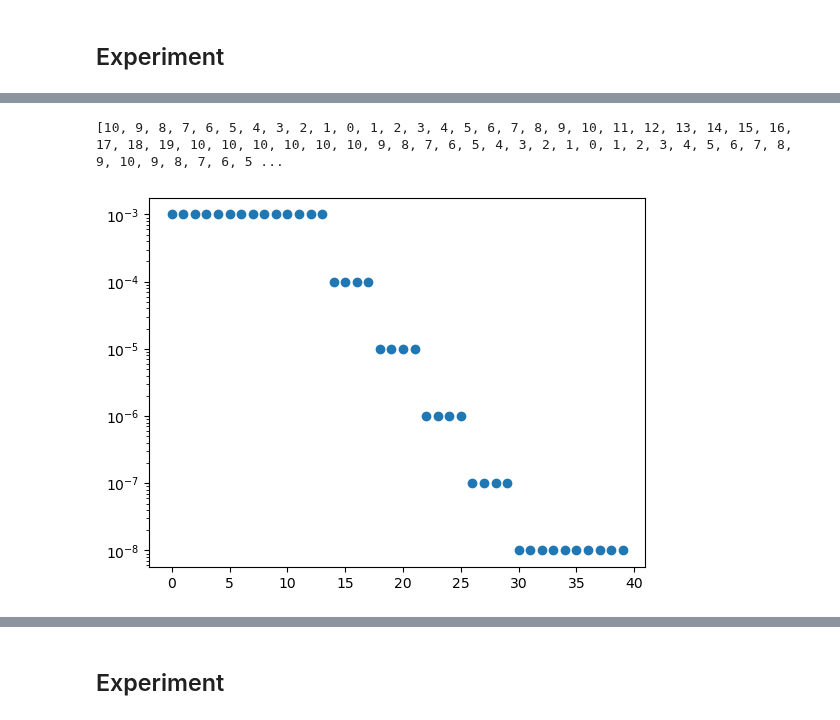
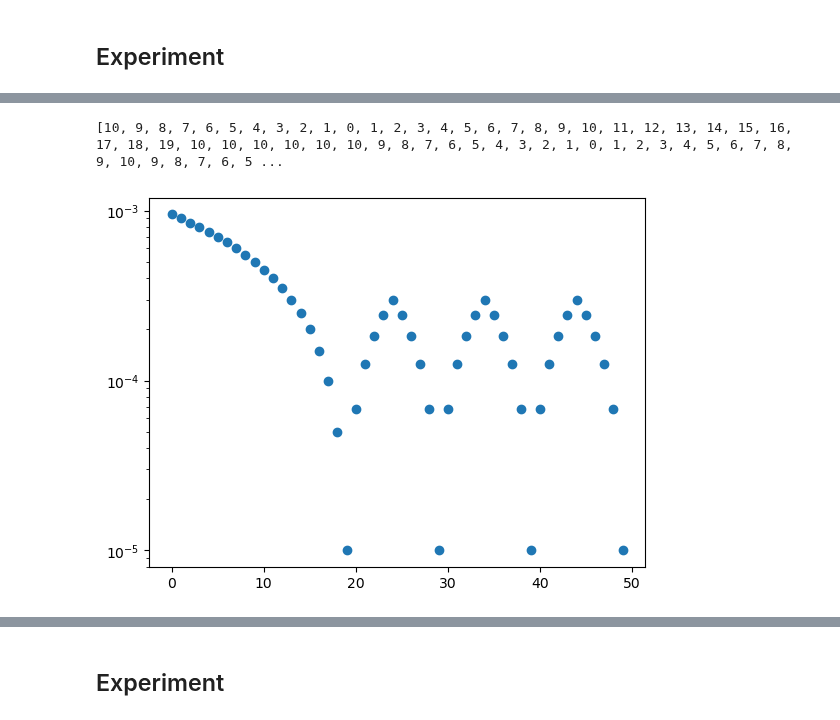
Before and after one commit to Ataago-AI/NN-Deep-Learning, a Jupyter notebook: assignment/NN_DL_Assignment_1.ipynb, the cells around one changed output, grey strips where cells are left out. Drawn from its saved outputs; the diff is of its cells as text; code cells hidden in the pictures.

Commit message:
v0.5.9 : PolyLR + CycleLR : 84.7%@52Epochs

```diff
--- a/assignment/NN_DL_Assignment_1.ipynb
+++ b/assignment/NN_DL_Assignment_1.ipynb
@@ -264,7 +264,7 @@ class Model(nn.Module):
         self.channels = channels
         self.n = n
 
-        self.backbones = nn.ModuleList([
+        self.backbones = nn.Sequential(*[
             Backbone(
                 in_channels=self.channels[i],
                 out_channels=self.channels[i+1],
@@ -285,9 +285,9 @@ class Model(nn.Module):
         self.classifier.debug = debug
 
     def forward(self, x):
-
-        for backbone in self.backbones:
-            x = backbone(x)
+        x = self.backbones(x)
+        #for backbone in self.backbones:
+        #    x = backbone(x)
 
         out = self.classifier(x)
 
@@ -536,27 +538,39 @@ WEIGHT_DECAY = 0.05 # 0.15
 
 criterion = nn.CrossEntropyLoss()
 optimizer = torch.optim.AdamW(model.parameters(), lr=LR, weight_decay=WEIGHT_DECAY)
-#scheduler = torch.optim.lr_scheduler.StepLR(optimizer, step_size=LR_STEP_SIZE, gamma=0.1)
-#scheduler = torch.optim.lr_scheduler.CyclicLR(optimizer, base_lr=1e-5, max_lr=1e-3, step_size_up=2, step_size_down=None, mode='triangular', gamma=1.0, scale_fn=None, scale_mode='cycle', cycle_momentum=False, base_momentum=0.8, max_momentum=0.9, last_epoch=- 1, verbose=False)
-#scheduler = torch.optim.lr_scheduler.OneCycleLR(optimizer, max_lr=1e-3, total_steps=40, epochs=None, steps_per_epoch=None, pct_start=0.3, anneal_strategy='cos', cycle_momentum=True, base_momentum=0.85, max_momentum=0.95, div_factor=25.0, final_div_factor=10000.0, three_phase=True, last_epoch=- 1, verbose=False)
-scheduler = torch.optim.lr_scheduler.ReduceLROnPlateau(optimizer, mode='min', factor=0.1, patience=3, threshold=0.0001, threshold_mode='rel', cooldown=0, min_lr=0, eps=1e-08, verbose=False)
+
+constant_scheduler = torch.optim.lr_scheduler.ConstantLR(optimizer, factor=0.1, total_iters=20)
+linear_scheduler = torch.optim.lr_scheduler.LinearLR(optimizer, start_factor=0.3333333333333333, end_factor=1.0, total_iters=20, last_epoch=- 1, verbose=False)
+polynomial_scheduler = torch.optim.lr_scheduler.PolynomialLR(optimizer, total_iters=20, power=1.0, last_epoch=- 1, verbose=False)
+exponential_scheduler = torch.optim.lr_scheduler.ExponentialLR(optimizer, gamma=0.9)
+
+step_scheduler = torch.optim.lr_scheduler.StepLR(optimizer, step_size=10, gamma=0.1)
+cyclic_scheduler = torch.optim.lr_scheduler.CyclicLR(optimizer, base_lr=1e-5, max_lr=3e-4, step_size_up=5, step_size_down=None, mode='triangular', gamma=1.0, scale_fn=None, scale_mode='cycle', cycle_momentum=False, base_momentum=0.8, max_momentum=0.9, last_epoch=- 1, verbose=False)
+one_cycle_scheduler = torch.optim.lr_scheduler.OneCycleLR(optimizer, max_lr=1e-5, total_steps=30, epochs=None, steps_per_epoch=None, pct_start=0.3, anneal_strategy='cos', cycle_momentum=True, base_momentum=0.85, max_momentum=0.95, div_factor=25.0, final_div_factor=10000.0, three_phase=False, last_epoch=-1, verbose=False)
+reduce_on_plateau_scheduler = torch.optim.lr_scheduler.ReduceLROnPlateau(optimizer, mode='min', factor=0.1, patience=3, threshold=0.0001, threshold_mode='rel', cooldown=0, min_lr=0, eps=1e-08, verbose=False)
+
+sequential_scheduler = torch.optim.lr_scheduler.SequentialLR(optimizer, schedulers=[polynomial_scheduler, cyclic_scheduler], milestones=[20])#, last_epoch=60)
+
+scheduler = sequential_scheduler
+
+optimizer.param_groups[0]['lr'] = LR
 # %%
 lrs_ = list()
 values = list(range(10, 0, -1)) + list(range(0, 20)) + [10]*5 + list(range(10, 0, -1)) + list(range(0, 10)) + list(range(10, 0, -1)) + list(range(0, 10)) + list(range(10, 0, -1))
 print(values)
-for i in range(40):
+for i in range(50):
     optimizer.step()
-    scheduler.step(values[i])
-    #scheduler.step()
+    #scheduler.step(values[i])
+    scheduler.step()
     #lrs_.append(scheduler.get_last_lr())
     lrs_.append(optimizer.param_groups[0]['lr'])
 
 fig, ax = plt.subplots(1)
 ax.scatter(range(len(lrs_)), lrs_)
 ax.set_yscale('log')
 # %% [output]
 [10, 9, 8, 7, 6, 5, 4, 3, 2, 1, 0, 1, 2, 3, 4, 5, 6, 7, 8, 9, 10, 11, 12, 13, 14, 15, 16, 17, 18, 19, 10, 10, 10, 10, 10, 10, 9, 8, 7, 6, 5, 4, 3, 2, 1, 0, 1, 2, 3, 4, 5, 6, 7, 8, 9, 10, 9, 8, 7, 6, 5 ...
-[figure, old version]
+[figure, new version]
 # %%
 # Init Trainer
 
```
Also changed, not shown: parts of 10 cells of this notebook.
